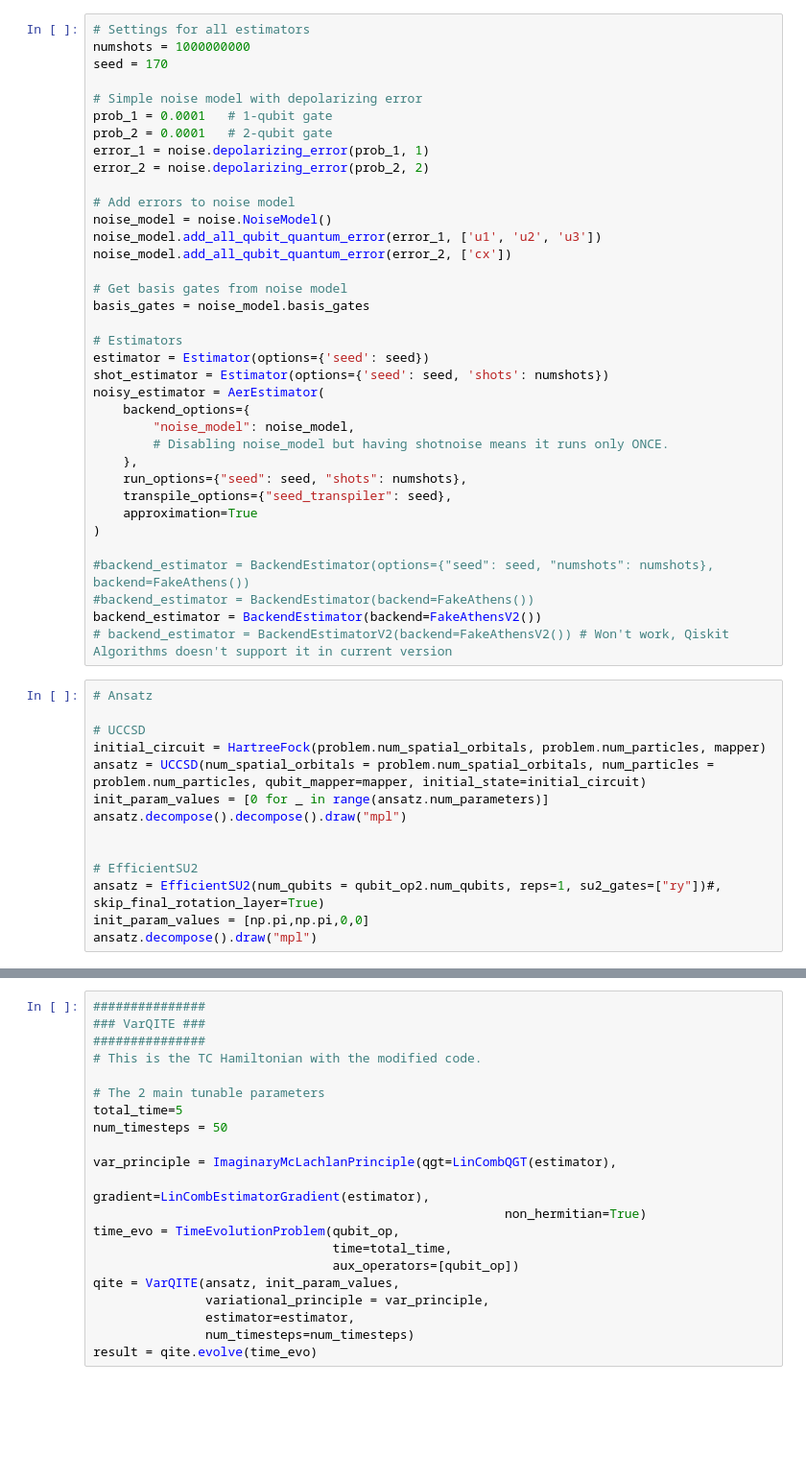
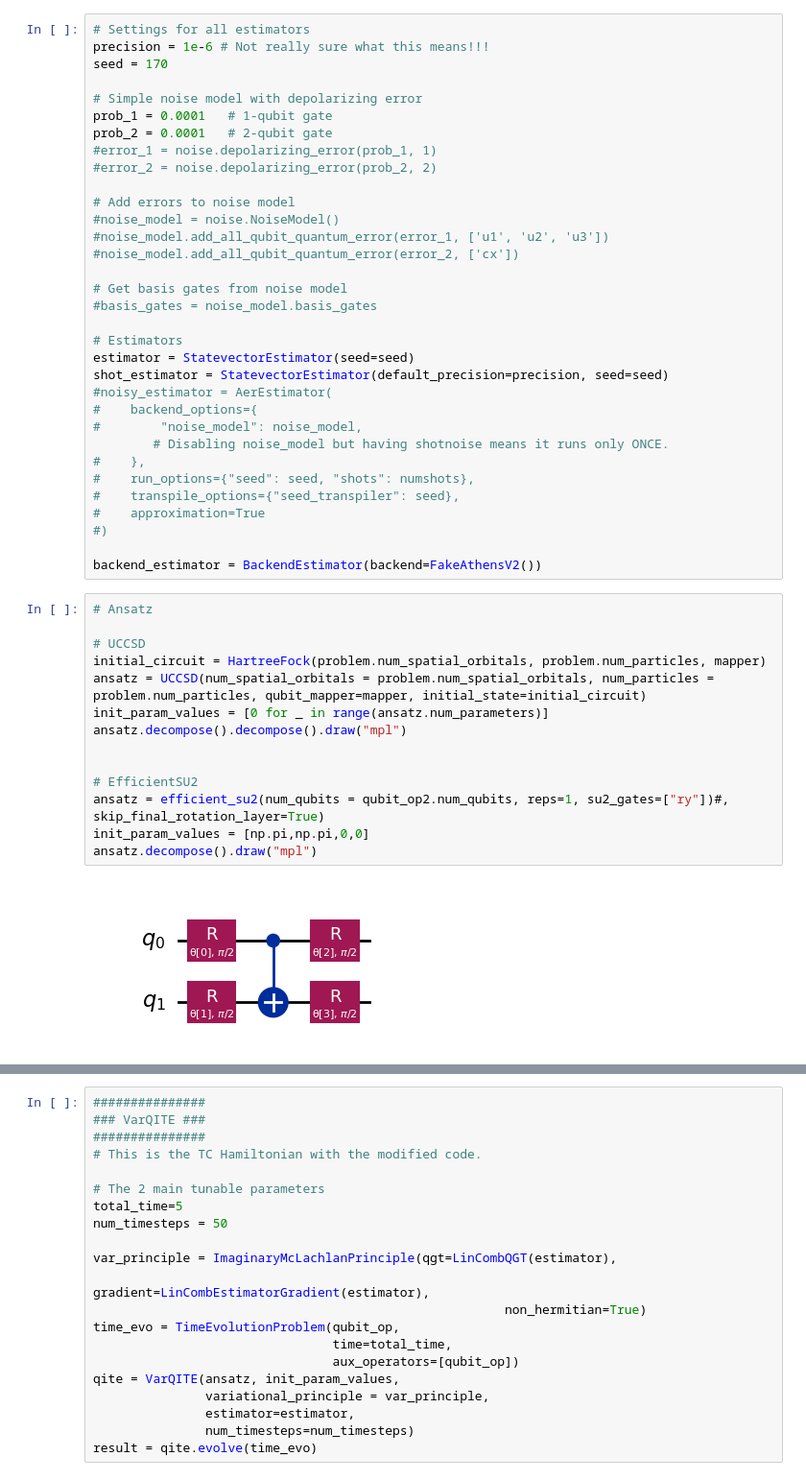
Before and after one commit to Magnusson6359/qiskit-algorithms, a Jupyter notebook: testing.ipynb, the cells around one changed output, grey strips where cells are left out. Shown at 96% size. Drawn from its saved outputs; the diff is of its cells as text; blank space fills up the shorter version.

```diff
--- a/testing.ipynb
+++ b/testing.ipynb
@@ -69,53 +77,52 @@ print(qubit_op2)
 # %%
 # Settings for all estimators
-numshots = 1000000000
+precision = 1e-6 # Not really sure what this means!!!
 seed = 170
 
 # Simple noise model with depolarizing error
 prob_1 = 0.0001   # 1-qubit gate
 prob_2 = 0.0001   # 2-qubit gate
-error_1 = noise.depolarizing_error(prob_1, 1)
-error_2 = noise.depolarizing_error(prob_2, 2)
+#error_1 = noise.depolarizing_error(prob_1, 1)
+#error_2 = noise.depolarizing_error(prob_2, 2)
 
 # Add errors to noise model
-noise_model = noise.NoiseModel()
-noise_model.add_all_qubit_quantum_error(error_1, ['u1', 'u2', 'u3'])
-noise_model.add_all_qubit_quantum_error(error_2, ['cx'])
+#noise_model = noise.NoiseModel()
+#noise_model.add_all_qubit_quantum_error(error_1, ['u1', 'u2', 'u3'])
+#noise_model.add_all_qubit_quantum_error(error_2, ['cx'])
 
 # Get basis gates from noise model
-basis_gates = noise_model.basis_gates
+#basis_gates = noise_model.basis_gates
 
 # Estimators
-estimator = Estimator(options={'seed': seed})
-shot_estimator = Estimator(options={'seed': seed, 'shots': numshots})
-noisy_estimator = AerEstimator(
-    backend_options={
-        "noise_model": noise_model,
+estimator = StatevectorEstimator(seed=seed)
+shot_estimator = StatevectorEstimator(default_precision=precision, seed=seed)
+#noisy_estimator = AerEstimator(
+#    backend_options={
+#        "noise_model": noise_model,
         # Disabling noise_model but having shotnoise means it runs only ONCE.
-    },
-    run_options={"seed": seed, "shots": numshots},
-    transpile_options={"seed_transpiler": seed},
-    approximation=True
-)
+#    },
+#    run_options={"seed": seed, "shots": numshots},
+#    transpile_options={"seed_transpiler": seed},
+#    approximation=True
+#)
 
-#backend_estimator = BackendEstimator(options={"seed": seed, "numshots": numshots}, backend=FakeAthens())
-#backend_estimator = BackendEstimator(backend=FakeAthens())
 backend_estimator = BackendEstimator(backend=FakeAthensV2())
-# backend_estimator = BackendEstimatorV2(backend=FakeAthensV2()) # Won't work, Qiskit Algorithms doesn't support it in current version
 # %%
 # Ansatz
 
 # UCCSD
 initial_circuit = HartreeFock(problem.num_spatial_orbitals, problem.num_particles, mapper)
 ansatz = UCCSD(num_spatial_orbitals = problem.num_spatial_orbitals, num_particles = problem.num_particles, qubit_mapper=mapper, initial_state=initial_circuit)
 init_param_values = [0 for _ in range(ansatz.num_parameters)]
 ansatz.decompose().decompose().draw("mpl")
 
 
 # EfficientSU2
-ansatz = EfficientSU2(num_qubits = qubit_op2.num_qubits, reps=1, su2_gates=["ry"])#, skip_final_rotation_layer=True)
+ansatz = efficient_su2(num_qubits = qubit_op2.num_qubits, reps=1, su2_gates=["ry"])#, skip_final_rotation_layer=True)
 init_param_values = [np.pi,np.pi,0,0]
 ansatz.decompose().draw("mpl")
+# %% [output]
+[figure, added]
 # %%
 # Testing the initial state
 print(ansatz.num_parameters)
```
Also changed, not shown: parts of 7 cells of this notebook.
